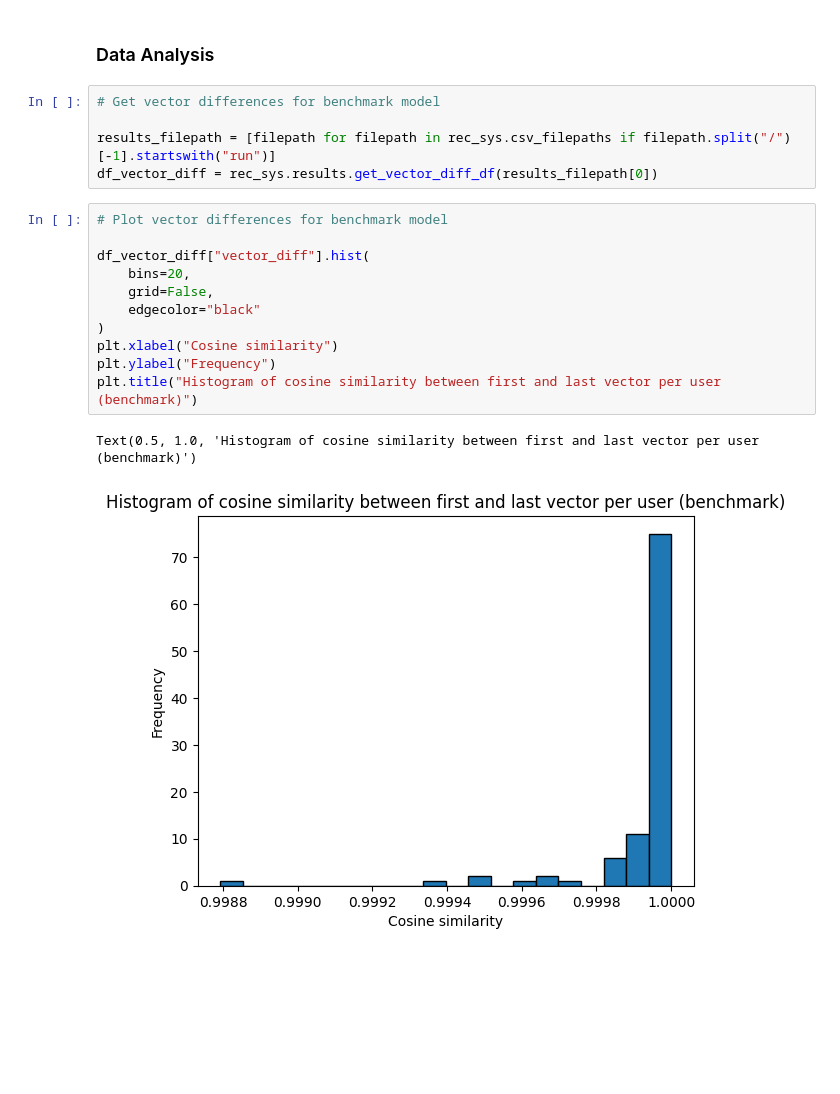
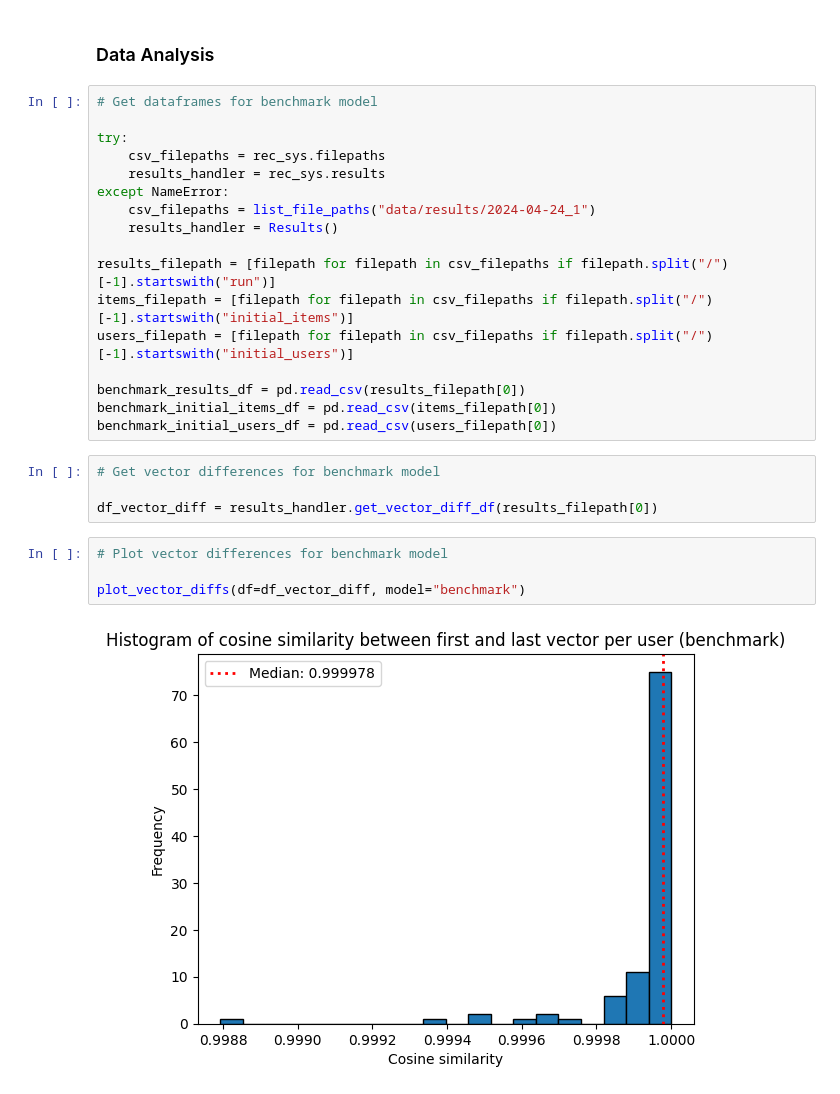
Before and after one commit to jamonbri/master_thesis, a Jupyter notebook: project/model_simulation.ipynb, the cells around one changed output. Drawn from its saved outputs; the diff is of its cells as text; blank space fills up the shorter version.

```diff
--- a/project/model_simulation.ipynb
+++ b/project/model_simulation.ipynb
@@ -97,22 +101,30 @@ Step 200/200 executed.
 df raw stored
 # %% [markdown]
 ### Data Analysis
+# %%
+# Get dataframes for benchmark model
+
+try:
+    csv_filepaths = rec_sys.filepaths
+    results_handler = rec_sys.results
+except NameError:
+    csv_filepaths = list_file_paths("data/results/2024-04-24_1")
+    results_handler = Results()
+
+results_filepath = [filepath for filepath in csv_filepaths if filepath.split("/")[-1].startswith("run")]
+items_filepath = [filepath for filepath in csv_filepaths if filepath.split("/")[-1].startswith("initial_items")]
+users_filepath = [filepath for filepath in csv_filepaths if filepath.split("/")[-1].startswith("initial_users")]
+
+benchmark_results_df = pd.read_csv(results_filepath[0])
+benchmark_initial_items_df = pd.read_csv(items_filepath[0])
+benchmark_initial_users_df = pd.read_csv(users_filepath[0])
 # %%
 # Get vector differences for benchmark model
 
-results_filepath = [filepath for filepath in rec_sys.csv_filepaths if filepath.split("/")[-1].startswith("run")]
-df_vector_diff = rec_sys.results.get_vector_diff_df(results_filepath[0])
+df_vector_diff = results_handler.get_vector_diff_df(results_filepath[0])
-# %%
-# Plot vector differences for benchmark model
-
-df_vector_diff["vector_diff"].hist(
-    bins=20,
-    grid=False,
-    edgecolor="black"
-)
-plt.xlabel("Cosine similarity")
-plt.ylabel("Frequency")
-plt.title("Histogram of cosine similarity between first and last vector per user (benchmark)")
-# %% [output]
-Text(0.5, 1.0, 'Histogram of cosine similarity between first and last vector per user (benchmark)')
-[figure, removed]
+# %%
+# Plot vector differences for benchmark model
+
+plot_vector_diffs(df=df_vector_diff, model="benchmark")
+# %% [output]
+[figure, added]
```
Also changed, not shown: parts of 13 cells of this notebook, 1 other file.
